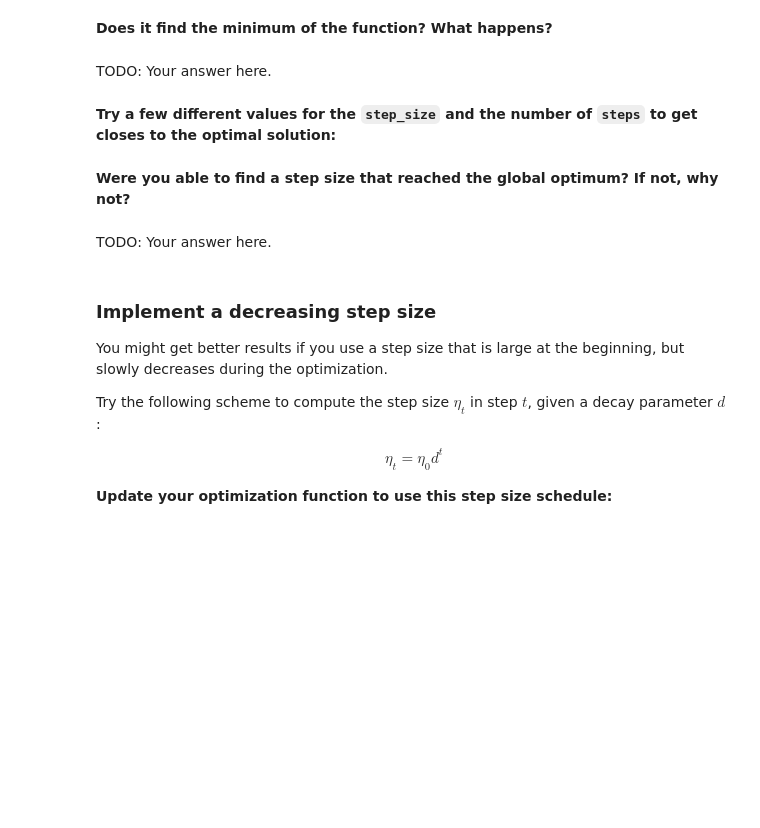
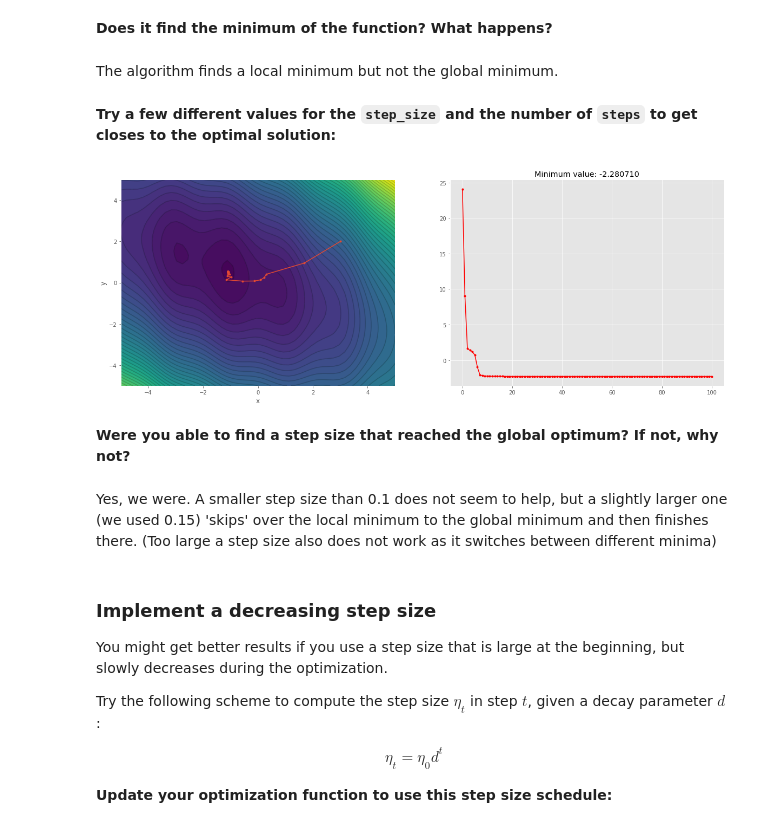
Before and after one commit to NienkeWessel/RadboudDeepLearning, a Jupyter notebook: deep-learning-assignment-1.ipynb, the cells around one changed output. Drawn from its saved outputs; the diff is of its cells as text; code cells hidden in the pictures; blank space fills up the shorter version.

```diff
--- a/deep-learning-assignment-1.ipynb
+++ b/deep-learning-assignment-1.ipynb
@@ -84,8 +86,8 @@ def optimize_f(x, y, step_size, steps):
         dy = grad_y_f(x, y)
 
         # apply the gradient descent updates to x and y
-        x = x  # TODO: compute the update
-        y = y  # TODO: compute the update
+        x = x - step_size * dx  # TODO: compute the update
+        y = y - step_size * dy # TODO: compute the update
 
         # store the new parameters
         x_hist.append(x)
@@ -121,17 +125,19 @@ plot_gradient_descent_results(*results)
 # %% [markdown]
 **Does it find the minimum of the function? What happens?**
-# %% [markdown]
-TODO: Your answer here.
+# %% [markdown]
+The algorithm finds a local minimum but not the global minimum.
 # %% [markdown]
 **Try a few different values for the `step_size` and the number of `steps` to get closes to the optimal solution:**
 # %%
 # TODO: tune the parameters to find a better optimum
-results = optimize_f(x=3, y=2, step_size=0.1, steps=10)
+results = optimize_f(x=3, y=2, step_size=0.15, steps=100)
 plot_gradient_descent_results(*results)
+# %% [output]
+[figure, added]
 # %% [markdown]
 **Were you able to find a step size that reached the global optimum? If not, why not?**
-# %% [markdown]
-TODO: Your answer here.
+# %% [markdown]
+Yes, we were. A smaller step size than 0.1 does not seem to help, but a slightly larger one (we used 0.15) 'skips' over the local minimum to the global minimum and then finishes there. (Too large a step size also does not work as it switches between different minima)
 # %% [markdown]
 ### Implement a decreasing step size
 
```
Also changed, not shown: parts of 5 cells of this notebook.
